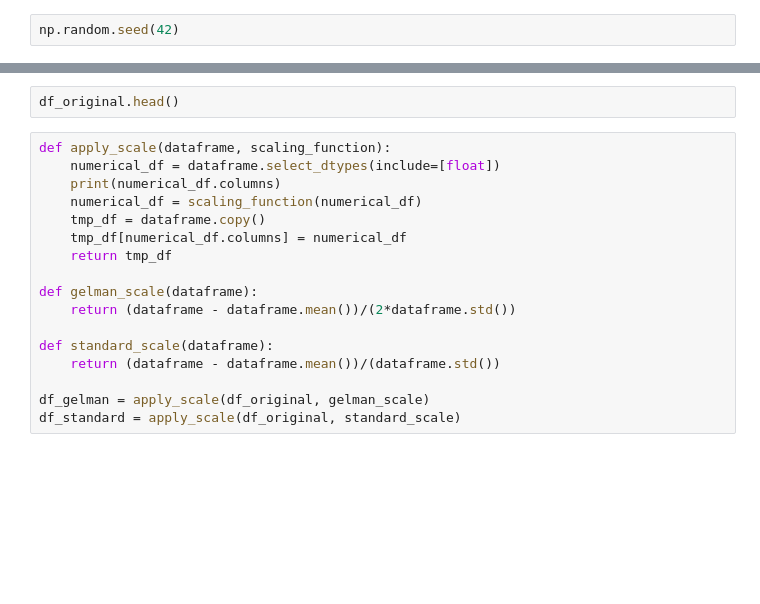
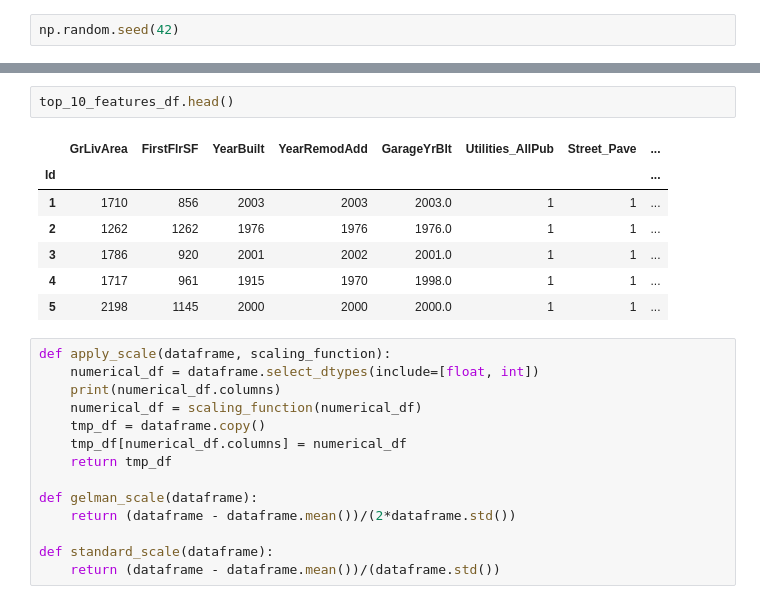
Before and after one commit to SangeethaThai/CSX_450_2_Final_Exam, a Jupyter notebook: ipynb/07-Cluster_Model.ipynb, the cells around one changed output, grey strips where cells are left out. Drawn from its saved outputs; the diff is of its cells as text; blank space fills up the shorter version.

```diff
--- a/ipynb/07-Cluster_Model.ipynb
+++ b/ipynb/07-Cluster_Model.ipynb
@@ -48,8 +49,16 @@ df_original = df_original.sample(frac=1)
 # %%
-df_original.head()
+top_10_features_df.head()
+# %% [output]
+|  | GrLivArea | FirstFlrSF | YearBuilt | YearRemodAdd | GarageYrBlt | Utilities_AllPub | Street_Pave | ... |
+| Id |  |  |  |  |  |  |  | ... |
+| 1 | 1710 | 856 | 2003 | 2003 | 2003.0 | 1 | 1 | ... |
+| 2 | 1262 | 1262 | 1976 | 1976 | 1976.0 | 1 | 1 | ... |
+| 3 | 1786 | 920 | 2001 | 2002 | 2001.0 | 1 | 1 | ... |
+| 4 | 1717 | 961 | 1915 | 1970 | 1998.0 | 1 | 1 | ... |
+| 5 | 2198 | 1145 | 2000 | 2000 | 2000.0 | 1 | 1 | ... |
 # %%
 def apply_scale(dataframe, scaling_function):
-    numerical_df = dataframe.select_dtypes(include=[float])
+    numerical_df = dataframe.select_dtypes(include=[float, int])
     print(numerical_df.columns)
     numerical_df = scaling_function(numerical_df)
     tmp_df = dataframe.copy()
@@ -61,6 +70,3 @@ def gelman_scale(dataframe):
 
 def standard_scale(dataframe):
     return (dataframe - dataframe.mean())/(dataframe.std())
-
-df_gelman = apply_scale(df_original, gelman_scale)
-df_standard = apply_scale(df_original, standard_scale)
```
Also changed, not shown: parts of 41 cells of this notebook, 3 other files.
